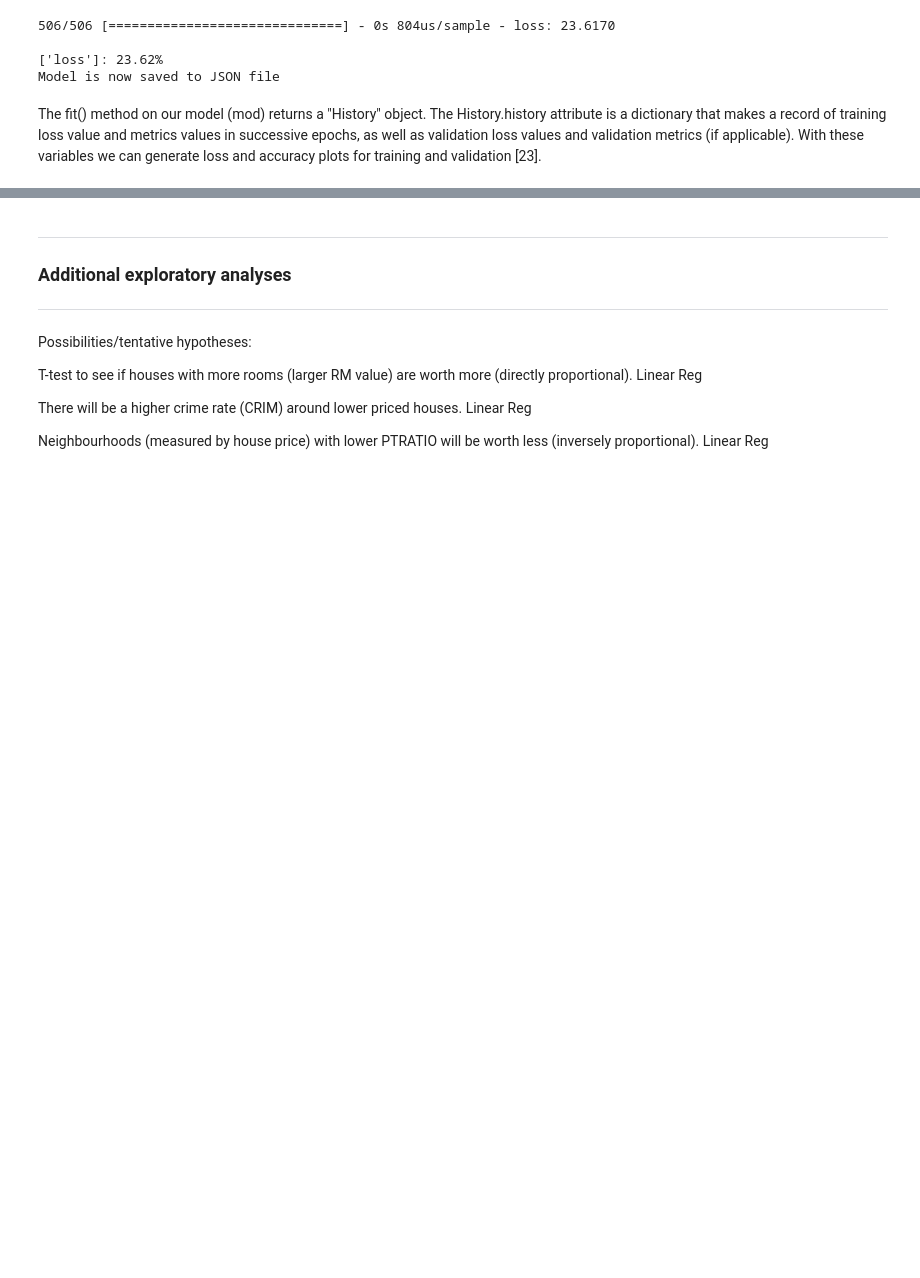
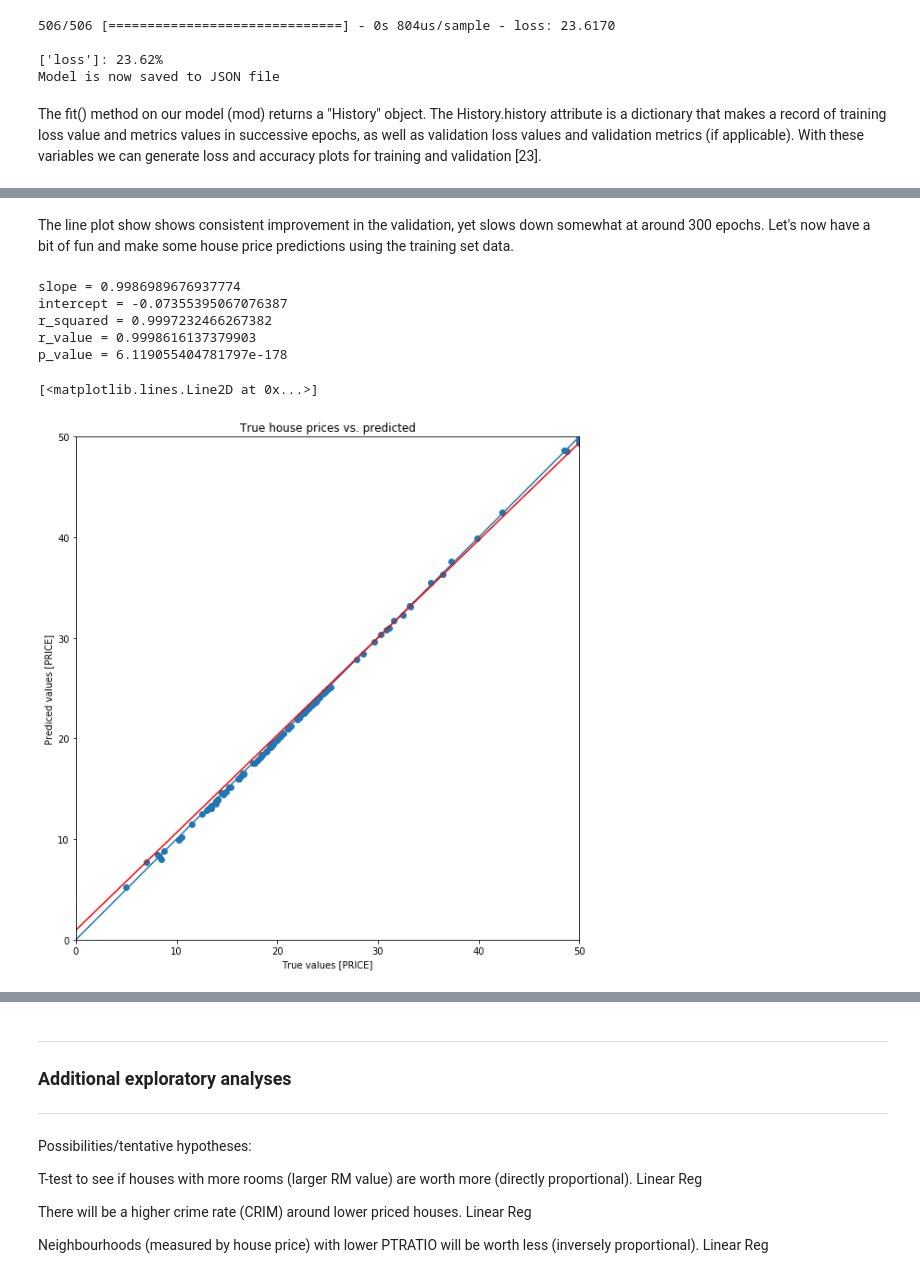
Before and after one commit to Datagatherer2357/Machine-Learning-and-Statistics-2019-Assessment, a Jupyter notebook: Machine-Learning-and-Statistics-2019-Assessment.ipynb, the cells around one changed output, grey strips where cells are left out. Cells and saved outputs as stored; diff of their text form; code cells hidden in the pictures; blank space fills up the shorter version.

```diff
--- a/Machine-Learning-and-Statistics-2019-Assessment.ipynb
+++ b/Machine-Learning-and-Statistics-2019-Assessment.ipynb
@@ -1213,0 +1331,38 @@ plt.legend()
+# %% [markdown]
+The line plot show shows consistent improvement in the validation, yet slows down somewhat at around 300 epochs. Let's now have a bit of fun and make some house price predictions using the training set data.
+# %%
+from scipy import stats
+
+slope, intercept, r_value, p_value, slope_std_error = stats.linregress(test_labels,test_predictions)
+print ("slope = " + str(slope))
+print ("intercept = " + str(intercept))
+print ("r_squared = " + str(r_value**2))
+print ("r_value = " + str(r_value))
+print ("p_value = " +str(p_value))
+
+test_predictions = model.predict(normed_test_data).flatten()
+
+a = plt.axes(aspect='equal')
+plt.scatter(test_labels, test_predictions)
+plt.xlabel('True values [PRICE]')
+plt.ylabel('Prediced values [PRICE]')
+
+# Set x y limits:
+lims = [0, 50]
+plt.xlim(lims)
+plt.ylim(lims)
+_ = plt.plot(lims, lims)
+
+# title
+plt.title("True house prices vs. predicted")
+
+# Line of best-fit (red) [27]
+plt.plot(np.unique(x), np.poly1d(np.polyfit(x, y, 1))(np.unique(x)),'r-') # poly1d returns a function for line of best fit
+# %% [output]
+slope = 0.9986989676937774
+intercept = -0.07355395067076387
+r_squared = 0.9997232466267382
+r_value = 0.9998616137379903
+p_value = 6.119055404781797e-178
+[<matplotlib.lines.Line2D at 0x...>]
+[figure, added]
```
Also changed, not shown: parts of 43 cells of this notebook.
